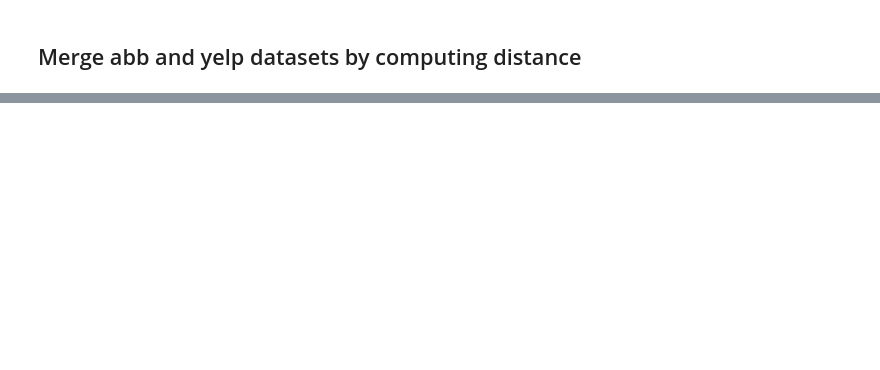
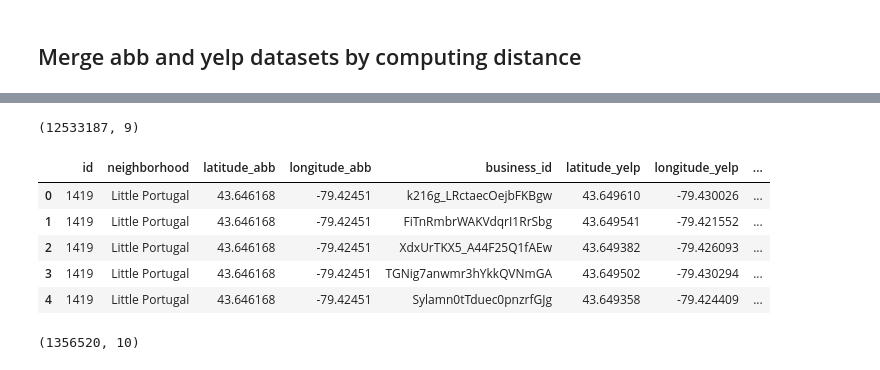
Before and after one commit to jkarpen/Springboard_Projects, a Jupyter notebook: Capstone/Scripts/Capstone_Data_Merge_Script.ipynb, the cells around one changed output, grey strips where cells are left out. Cells and saved outputs as stored; diff of their text form; code cells hidden in the pictures; blank space fills up the shorter version.

```diff
--- a/Capstone/Scripts/Capstone_Data_Merge_Script.ipynb
+++ b/Capstone/Scripts/Capstone_Data_Merge_Script.ipynb
@@ -524,2 +506,4 @@ distance = R * c
 # %%
-#Make df that’s columns airbnb_id, neighborhood, lat, long, and second business_id, neighborhood, lat, long
+#Make df that’s columns airbnb_id, neighborhood, lat, long
+abb_hoods = abb[['id', 'neighborhood', 'latitude', 'longitude']]
+abb_hoods.head()
@@ -525,0 +517,5 @@ distance = R * c
+# %%
+#Make df that's columns business_id, neighborhood, number of reviews, average star rating, lat, long from Yelp
+yelp_hoods = yelp[['business_id', 'neighborhood', 'latitude',
+                      'longitude', 'review_count', 'stars']]
+yelp.head()
@@ -526,2 +529,6 @@ distance = R * c
 # %%
 #merge on neighborhood (the two dfs created above)
+merge = pd.merge(abb_hoods, yelp_hoods, on='neighborhood', suffixes = ('_abb', '_yelp'))
+merge.shape
+# %% [output]
+(12533187, 9)
@@ -532,3 +540,18 @@ distance = R * c
+# %%
+merge.loc[merge['distance']>0].head()
+# %% [output]
+|  | id | neighborhood | latitude_abb | longitude_abb | business_id | latitude_yelp | longitude_yelp | ... |
+| 0 | 1419 | Little Portugal | 43.646168 | -79.42451 | k216g_LRctaecOejbFKBgw | 43.649610 | -79.430026 | ... |
+| 1 | 1419 | Little Portugal | 43.646168 | -79.42451 | FiTnRmbrWAKVdqrI1RrSbg | 43.649541 | -79.421552 | ... |
+| 2 | 1419 | Little Portugal | 43.646168 | -79.42451 | XdxUrTKX5_A44F25Q1fAEw | 43.649382 | -79.426093 | ... |
+| 3 | 1419 | Little Portugal | 43.646168 | -79.42451 | TGNig7anwmr3hYkkQVNmGA | 43.649502 | -79.430294 | ... |
+| 4 | 1419 | Little Portugal | 43.646168 | -79.42451 | Sylamn0tTduec0pnzrfGJg | 43.649358 | -79.424409 | ... |
+# %%
+#filter for distance < .5
+merge = merge[merge['distance']<.5]
+merge.shape
+# %% [output]
+(1356520, 10)
 # %%
 #Group by airbnb_id with count to get number of business in that distance
 #Also avg. star rating and number of reviews
```
Also changed, not shown: parts of 38 cells of this notebook, 2 other files.
